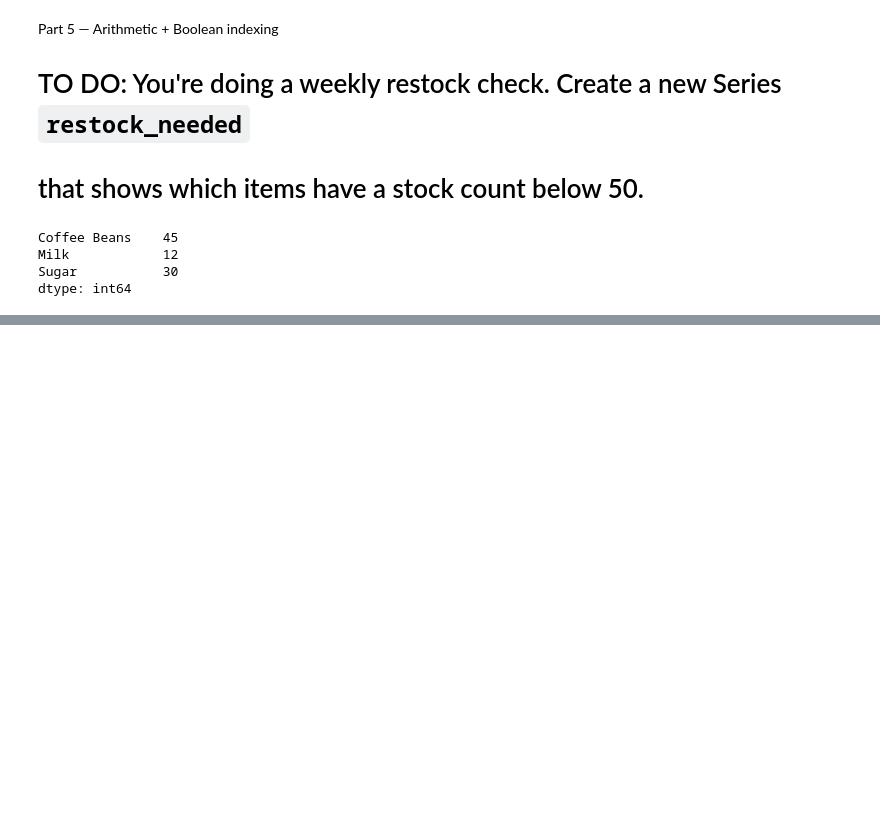
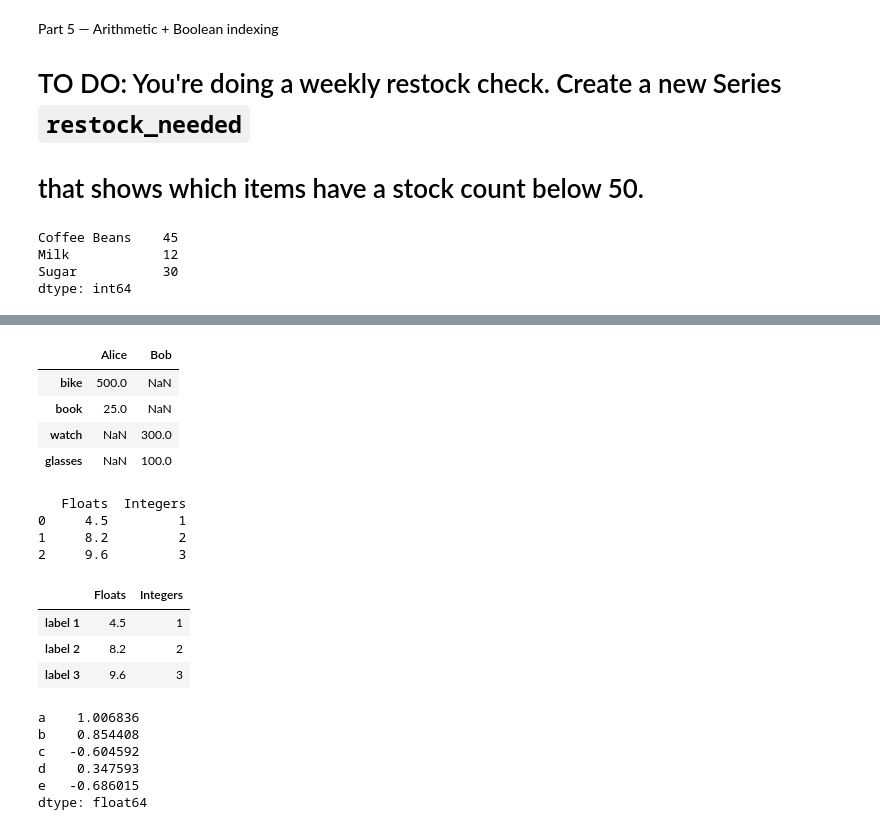
Before and after one commit to jjacque1/Learning-Numpy-in-JupyterNotebooks, a Jupyter notebook: Untitled.ipynb, the cells around one changed output, grey strips where cells are left out. Cells and saved outputs as stored; diff of their text form; code cells hidden in the pictures; blank space fills up the shorter version.

```diff
--- a/Untitled.ipynb
+++ b/Untitled.ipynb
@@ -1620,0 +1701,50 @@ dtype: int64
+# %%
+import pandas as pd
+
+alice_series = {"bike" : 500, "book" : 25}
+bob_series = {"watch" : 300, "glasses" : 100}
+
+new_items = { "Alice" : alice_series, "Bob" : bob_series}
+
+bob_alice_dataframe = pd.DataFrame(new_items)
+
+bob_alice_dataframe
+# %% [output]
+|  | Alice | Bob |
+| bike | 500.0 | NaN |
+| book | 25.0 | NaN |
+| watch | NaN | 300.0 |
+| glasses | NaN | 100.0 |
+# %%
+import pandas as pd
+import numpy as np
+
+data = {'Floats' : [4.5, 8.2, 9.6], 'Integers' : [1, 2, 3]}
+
+df = pd.DataFrame(data)
+print(df)
+# %% [output]
+   Floats  Integers
+0     4.5         1
+1     8.2         2
+2     9.6         3
+# %%
+data = {'Floats' : [4.5, 8.2, 9.6], 'Integers' : [1, 2, 3]}
+
+df = pd.DataFrame(data, index=["label 1", "label 2", "label 3"])
+df
+# %% [output]
+|  | Floats | Integers |
+| label 1 | 4.5 | 1 |
+| label 2 | 8.2 | 2 |
+| label 3 | 9.6 | 3 |
+# %%
+s = pd.Series(np.random.randn(5), index=["a", "b", "c", "d", "e"])
+s
+# %% [output]
+a    1.006836
+b    0.854408
+c   -0.604592
+d    0.347593
+e   -0.686015
+dtype: float64
```
Also changed, not shown: parts of 11 cells of this notebook.
